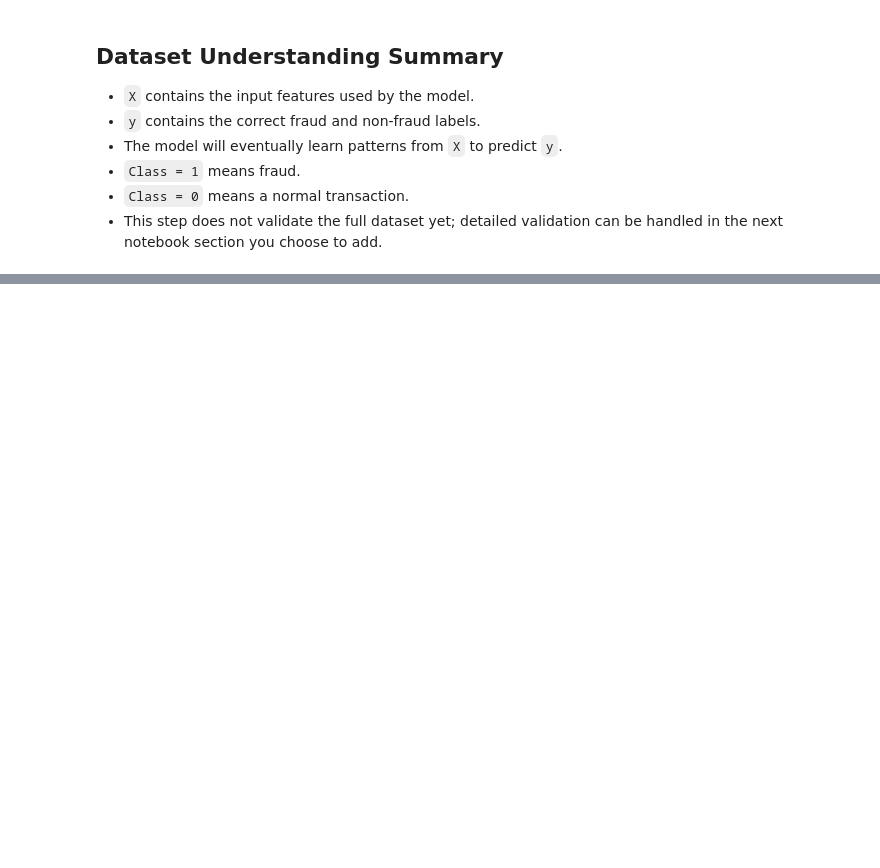
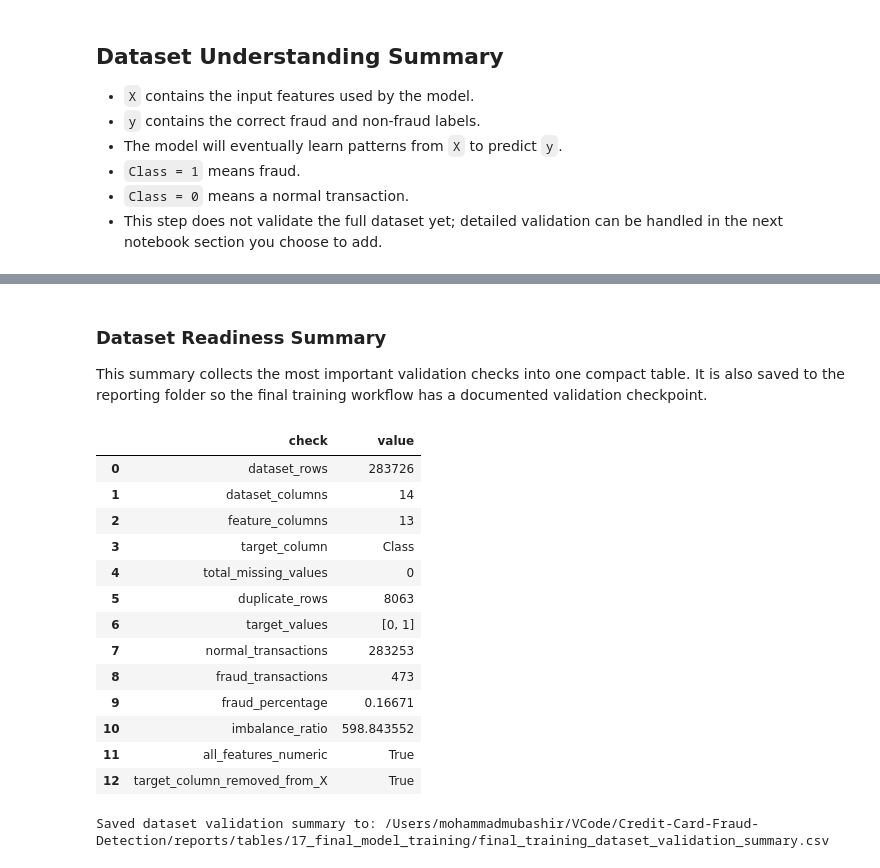
Before and after one commit to mmubashir95/Credit-Card-Fraud-Detection, a Jupyter notebook: notebooks/17_final_model_training.ipynb, the cells around one changed output, grey strips where cells are left out. Saved outputs shown, nothing was run; the diff lists cells and outputs as text; code cells hidden in the pictures; blank space fills up the shorter version.

```diff
--- a/notebooks/17_final_model_training.ipynb
+++ b/notebooks/17_final_model_training.ipynb
@@ -200,0 +380,46 @@ print(y.value_counts())
+# %% [markdown]
+### Dataset Readiness Summary
+
+This summary collects the most important validation checks into one compact table. It is also saved to the reporting folder so the final training workflow has a documented validation checkpoint.
+# %%
+all_features_numeric = len(non_numeric_feature_columns) == 0
+target_column_removed_from_X = TARGET_COL not in X.columns
+validation_summary_path = TABLES_DIR / "final_training_dataset_validation_summary.csv"
+
+dataset_validation_summary = pd.DataFrame(
+    [
+        {"check": "dataset_rows", "value": df.shape[0]},
+        {"check": "dataset_columns", "value": df.shape[1]},
+        {"check": "feature_columns", "value": X.shape[1]},
+        {"check": "target_column", "value": TARGET_COL},
+        {"check": "total_missing_values", "value": total_missing_values},
+        {"check": "duplicate_rows", "value": duplicate_rows},
+        {"check": "target_values", "value": str(sorted(actual_target_values))},
+        {"check": "normal_transactions", "value": normal_count},
+        {"check": "fraud_transactions", "value": fraud_count},
+        {"check": "fraud_percentage", "value": round(fraud_percentage, 6)},
+        {"check": "imbalance_ratio", "value": round(imbalance_ratio, 6) if np.isfinite(imbalance_ratio) else "inf"},
+        {"check": "all_features_numeric", "value": all_features_numeric},
+        {"check": "target_column_removed_from_X", "value": target_column_removed_from_X},
+    ]
+)
+
+dataset_validation_summary.to_csv(validation_summary_path, index=False)
+display(dataset_validation_summary)
+print(f"Saved dataset validation summary to: {validation_summary_path}")
+# %% [output]
+|  | check | value |
+| 0 | dataset_rows | 283726 |
+| 1 | dataset_columns | 14 |
+| 2 | feature_columns | 13 |
+| 3 | target_column | Class |
+| 4 | total_missing_values | 0 |
+| 5 | duplicate_rows | 8063 |
+| 6 | target_values | [0, 1] |
+| 7 | normal_transactions | 283253 |
+| 8 | fraud_transactions | 473 |
+| 9 | fraud_percentage | 0.16671 |
+| 10 | imbalance_ratio | 598.843552 |
+| 11 | all_features_numeric | True |
+| 12 | target_column_removed_from_X | True |
+Saved dataset validation summary to: /Users/mohammadmubashir/VCode/Credit-Card-Fraud-Detection/reports/tables/17_final_model_training/final_training_dataset_validation_summary.csv
```
Also changed, not shown: parts of 18 cells of this notebook.
